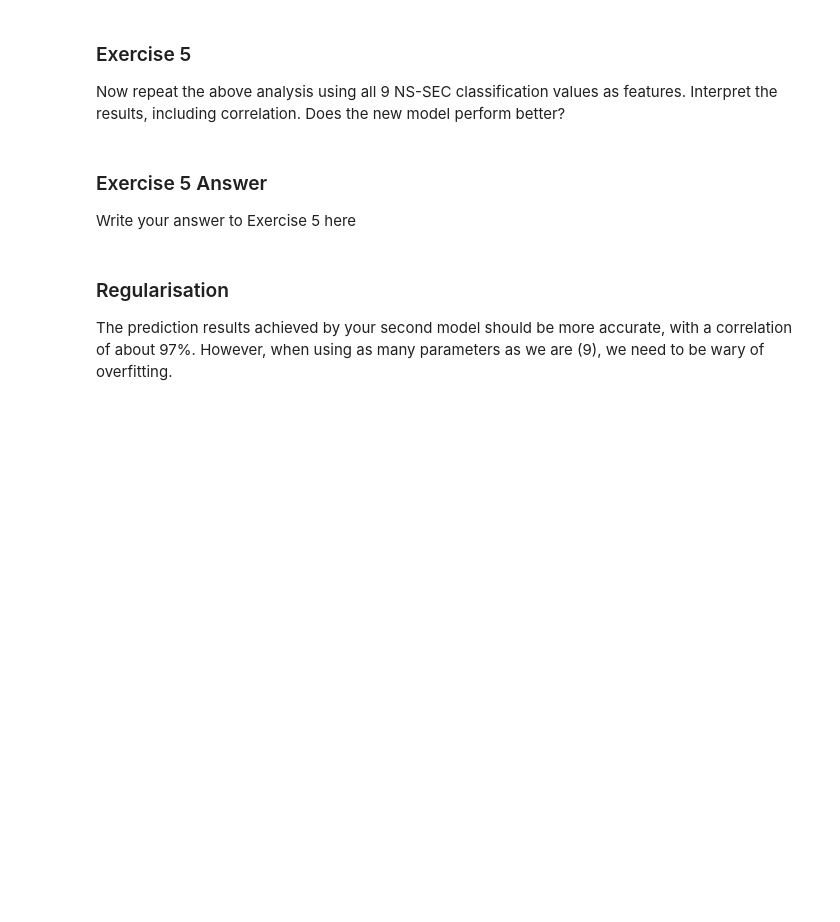
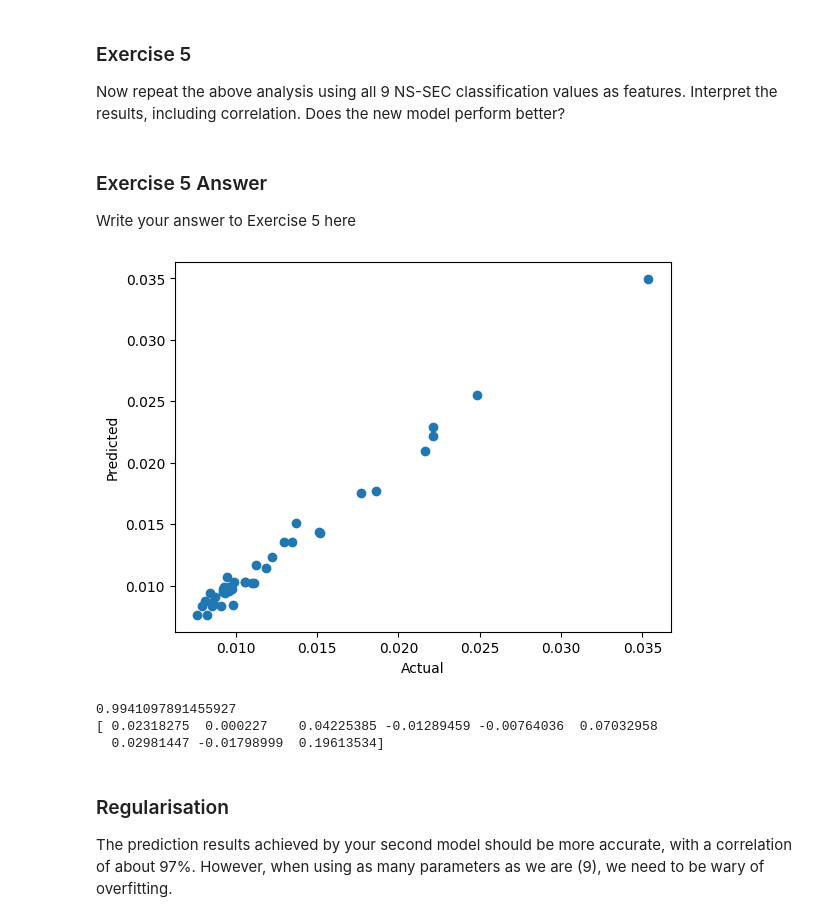
Before and after one commit to Var1377/vl331_ads_2024, a Jupyter notebook: _notebooks/03-address_glm.ipynb, the cells around one changed output. Saved outputs shown, nothing was run; the diff lists cells and outputs as text; code cells hidden in the pictures; blank space fills up the shorter version.

```diff
--- a/_notebooks/03-address_glm.ipynb
+++ b/_notebooks/03-address_glm.ipynb
@@ -958,6 +1006,56 @@ model perform better?
 ### Exercise 5 Answer
 
 Write your answer to Exercise 5 here
+# %%
+from sklearn.linear_model import LinearRegression
+import numpy as np
+
+import matplotlib.pyplot as plt
+
+# Define the keys and keys_normalised
+keys = "National Statistics Socio-economic Classification (NS-SEC): Total: All usual residents aged 16 years and over	National Statistics Socio-economic Classification (NS-SEC): L1, L2 and L3 Higher managerial, administrative and professional occupations	National Statistics Socio-economic Classification (NS-SEC): L4, L5 and L6 Lower managerial, administrative and professional occupations	National Statistics Socio-economic Classification (NS-SEC): L7 Intermediate occupations	National Statistics Socio-economic Classification (NS-SEC): L8 and L9 Small employers and own account workers	National Statistics Socio-economic Classification (NS-SEC): L10 and L11 Lower supervisory and technical occupations	National Statistics Socio-economic Classification (NS-SEC): L12 Semi-routine occupations	National Statistics Socio-economic Classification (NS-SEC): L13 Routine occupations	National Statistics Socio-economic Classification (NS-SEC): L14.1 and L14.2 Never worked and long-term unemployed	National Statistics Socio-economic Classification (NS-SEC): L15 Full-time students".split("\t")
+keys = keys[1:] # get rid of total population because we're normalising anyway
+
+
+keys_normalised = [key + "_normalised" for key in keys]
+
+# Create the design matrix
+design_matrix = np.ones((features.shape[0], 1))
+
+for k, n in zip(keys, keys_normalised):
+    features[n] = features[k] / features["population"]
+    design_matrix = np.concatenate((design_matrix, np.array(features[n]).reshape(-1, 1)), axis=1)
+
+# Get rid of the intercept
+design_matrix = design_matrix[:, 1:]
+
+x = np.asarray(features[keys_normalised])
+y = np.asarray(features["age_21_normalised"])
+
+# Fit the linear regression model
+model = LinearRegression()
+model.fit(design_matrix, y)
+
+# Make predictions
+y_pred = model.predict(design_matrix)
+
+# Plot the results
+plt.scatter(y, y_pred)
+plt.xlabel("Actual")
+plt.ylabel("Predicted")
+plt.show()
+
+# Print the correlation coefficient
+print(np.corrcoef(y_pred, y)[0][1])
+
+# The new model does perform better as the correlation is stronger
+# The coefficients show the relationship between the different features and the target variable
+print(model.coef_)
+# %% [output]
+[figure, added]
+0.9941097891455927
+[ 0.02318275  0.000227    0.04225385 -0.01289459 -0.00764036  0.07032958
+  0.02981447 -0.01798999  0.19613534]
 # %% [markdown]
 ### Regularisation
 
```
Also changed, not shown: parts of 21 cells of this notebook, 3 other files.
